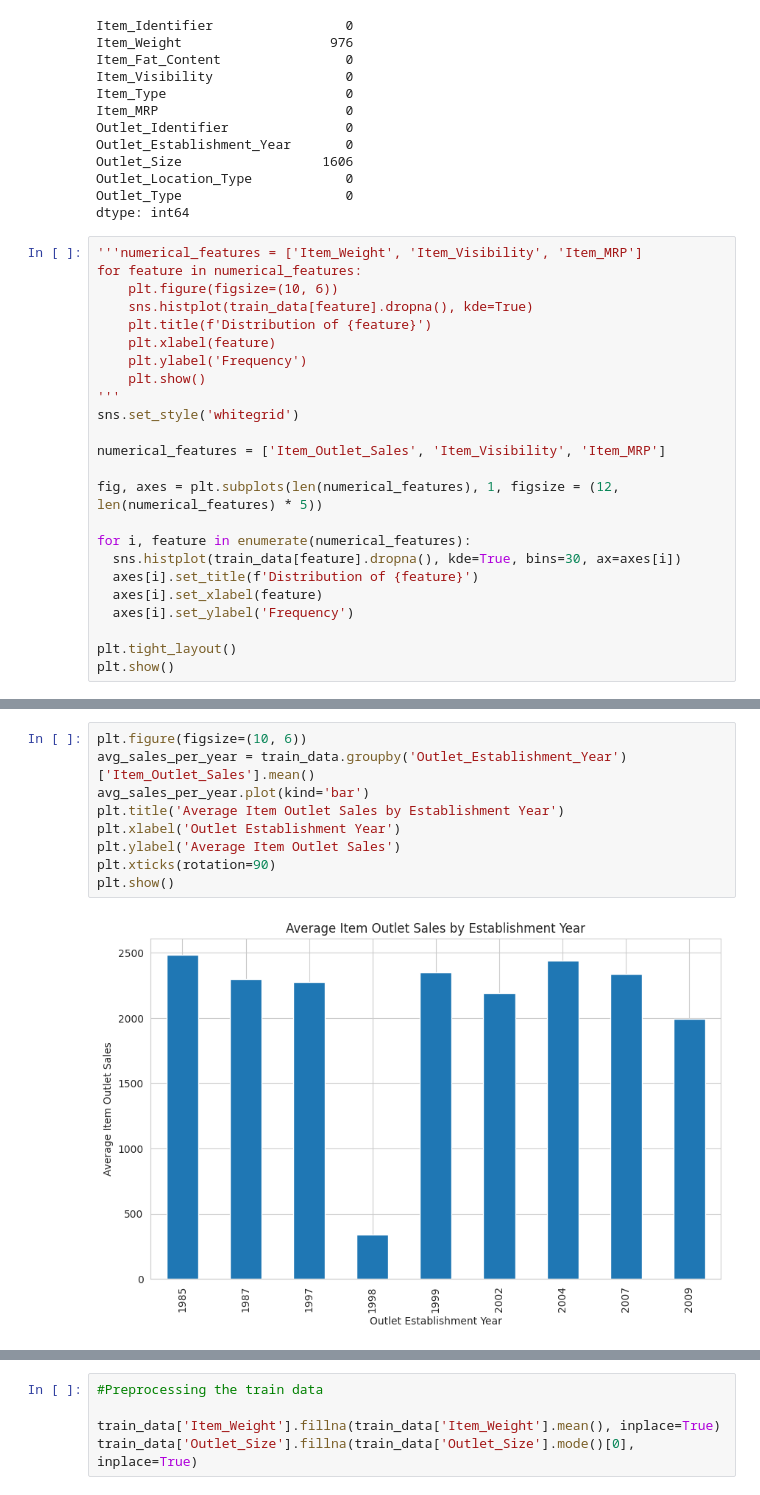
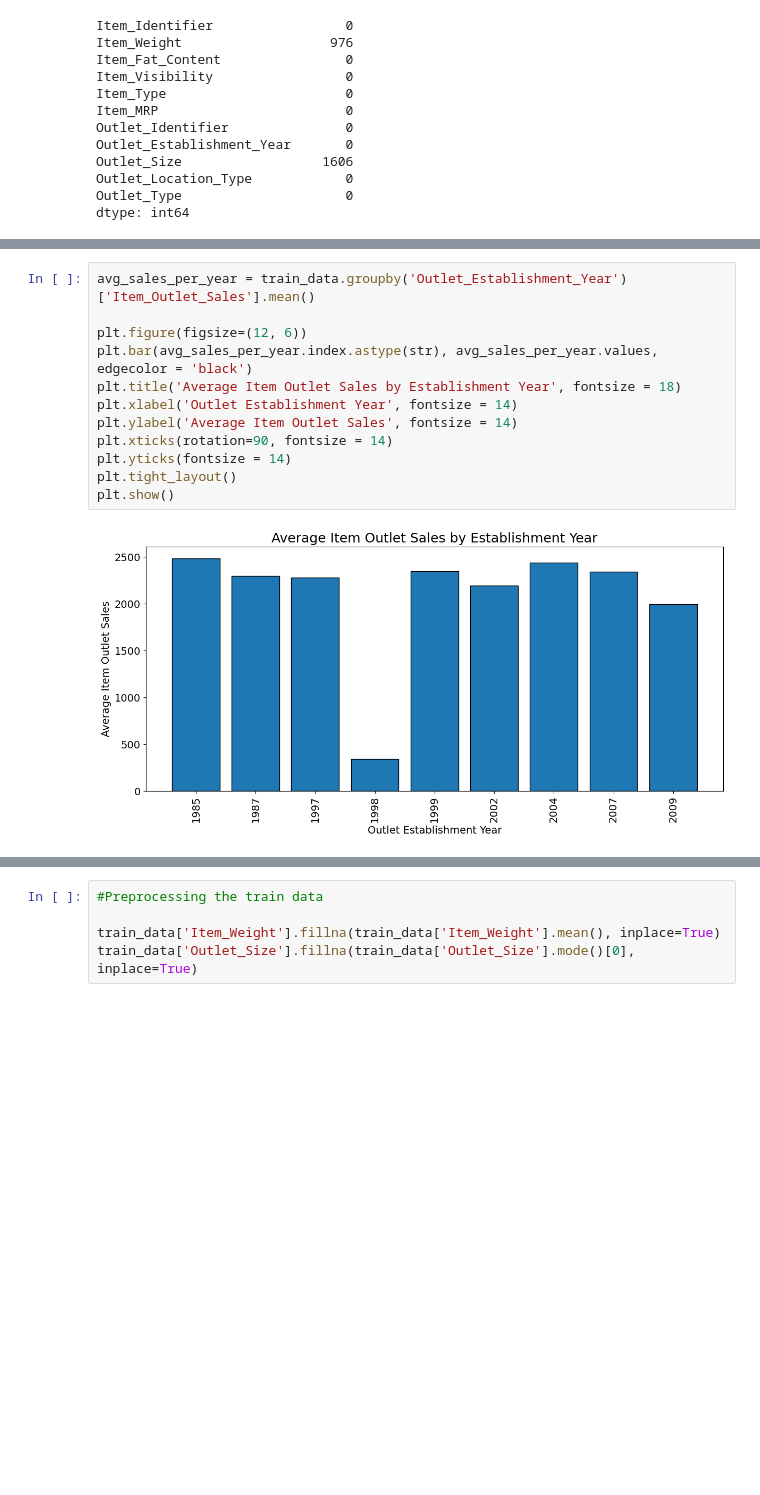
Before and after one commit to AromaDsouza/BigMart_Sales_Prediction, a Jupyter notebook: BigMart_Sales_Prediction.ipynb, the cells around one changed output, grey strips where cells are left out. Saved outputs shown, nothing was run; the diff lists cells and outputs as text; blank space fills up the shorter version.

```diff
--- a/BigMart_Sales_Prediction.ipynb
+++ b/BigMart_Sales_Prediction.ipynb
@@ -163,27 +172,3 @@ Outlet_Size                  1606
 Outlet_Location_Type            0
 Outlet_Type                     0
 dtype: int64
-# %%
-'''numerical_features = ['Item_Weight', 'Item_Visibility', 'Item_MRP']
-for feature in numerical_features:
-    plt.figure(figsize=(10, 6))
-    sns.histplot(train_data[feature].dropna(), kde=True)
-    plt.title(f'Distribution of {feature}')
-    plt.xlabel(feature)
-    plt.ylabel('Frequency')
-    plt.show()
-'''
-sns.set_style('whitegrid')
-
-numerical_features = ['Item_Outlet_Sales', 'Item_Visibility', 'Item_MRP']
-
-fig, axes = plt.subplots(len(numerical_features), 1, figsize = (12, len(numerical_features) * 5))
-
-for i, feature in enumerate(numerical_features):
-  sns.histplot(train_data[feature].dropna(), kde=True, bins=30, ax=axes[i])
-  axes[i].set_title(f'Distribution of {feature}')
-  axes[i].set_xlabel(feature)
-  axes[i].set_ylabel('Frequency')
-
-plt.tight_layout()
-plt.show()
@@ -209,13 +227,16 @@ for feature in categorical_features:
 # %%
-plt.figure(figsize=(10, 6))
 avg_sales_per_year = train_data.groupby('Outlet_Establishment_Year')['Item_Outlet_Sales'].mean()
-avg_sales_per_year.plot(kind='bar')
-plt.title('Average Item Outlet Sales by Establishment Year')
-plt.xlabel('Outlet Establishment Year')
-plt.ylabel('Average Item Outlet Sales')
-plt.xticks(rotation=90)
+
+plt.figure(figsize=(12, 6))
+plt.bar(avg_sales_per_year.index.astype(str), avg_sales_per_year.values, edgecolor = 'black')
+plt.title('Average Item Outlet Sales by Establishment Year', fontsize = 18)
+plt.xlabel('Outlet Establishment Year', fontsize = 14)
+plt.ylabel('Average Item Outlet Sales', fontsize = 14)
+plt.xticks(rotation=90, fontsize = 14)
+plt.yticks(fontsize = 14)
+plt.tight_layout()
 plt.show()
 # %% [output]
-[figure, old version]
+[figure, new version]
 # %%
 total_sales_per_outlet = train_data.groupby('Outlet_Identifier')['Item_Outlet_Sales'].sum()
```
Also changed, not shown: parts of 13 cells of this notebook.
